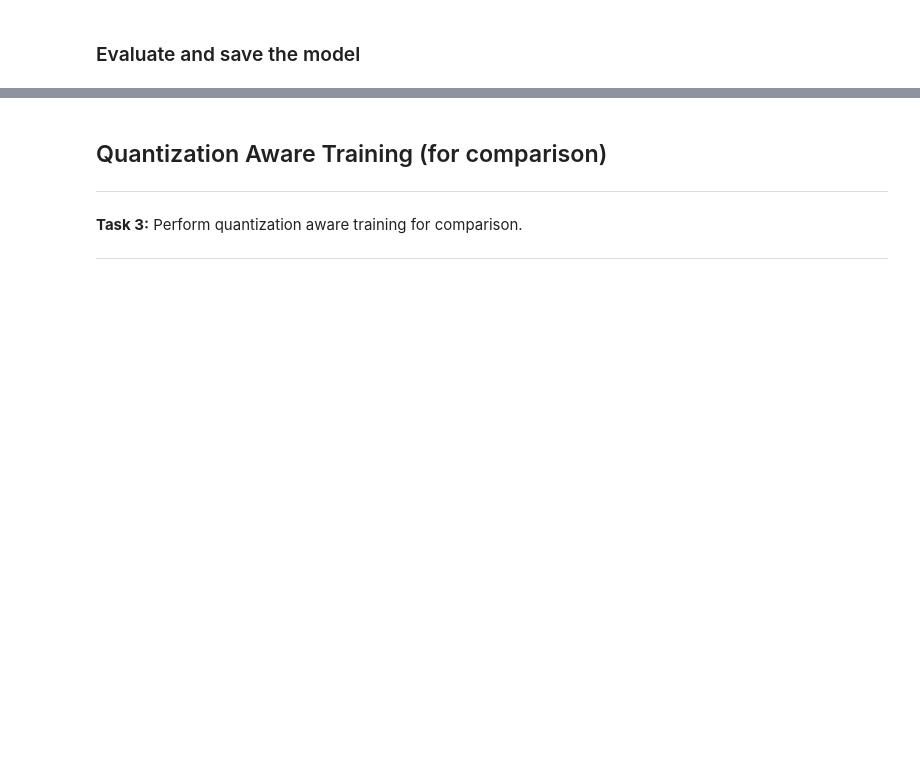
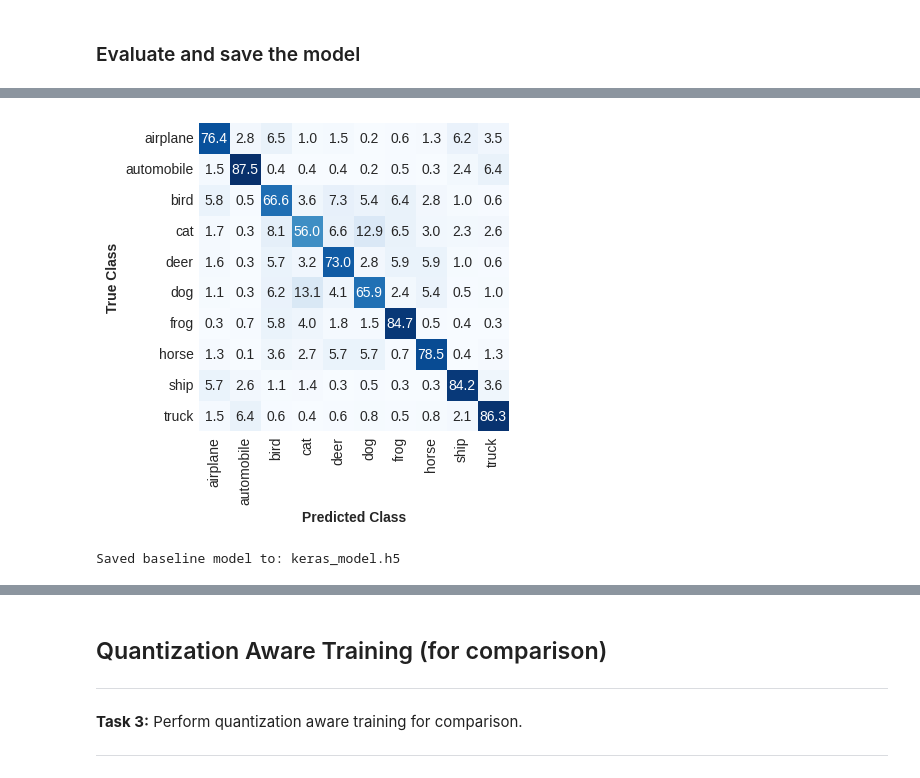
Before and after one commit to Arne-homework/TinyML_lab3, a Jupyter notebook: Lab3.ipynb, the cells around one changed output, grey strips where cells are left out. Cells and saved outputs as stored; diff of their text form; code cells hidden in the pictures; blank space fills up the shorter version.

Commit message:
trained a model

```diff
--- a/Lab3.ipynb
+++ b/Lab3.ipynb
@@ -261,6 +296,7 @@ print('Baseline test accuracy:', baseline_model_accuracy)
 
 plot_confusion_matrix(model, x_test, y_test, labels)
 
-_, keras_file = tempfile.mkstemp('.h5')
+keras_file = "keras_model.h5"
 keras.models.save_model(model, keras_file, include_optimizer=False)
 print('Saved baseline model to:', keras_file)
+# %% [output]
@@ -266,0 +306,2 @@ print('Saved baseline model to:', keras_file)
+[figure, added]
+Saved baseline model to: keras_model.h5
```
Also changed, not shown: parts of 6 cells of this notebook, 1 other file.
